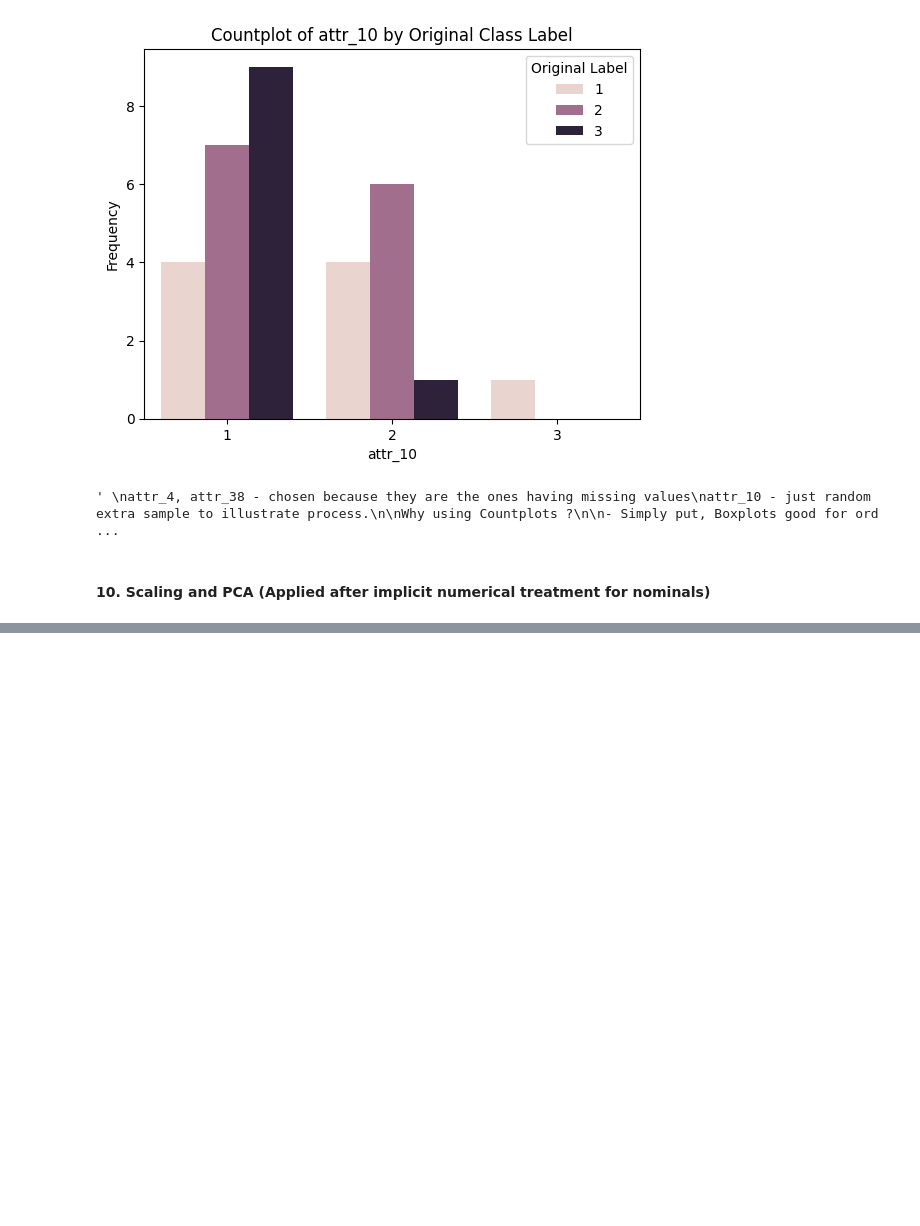
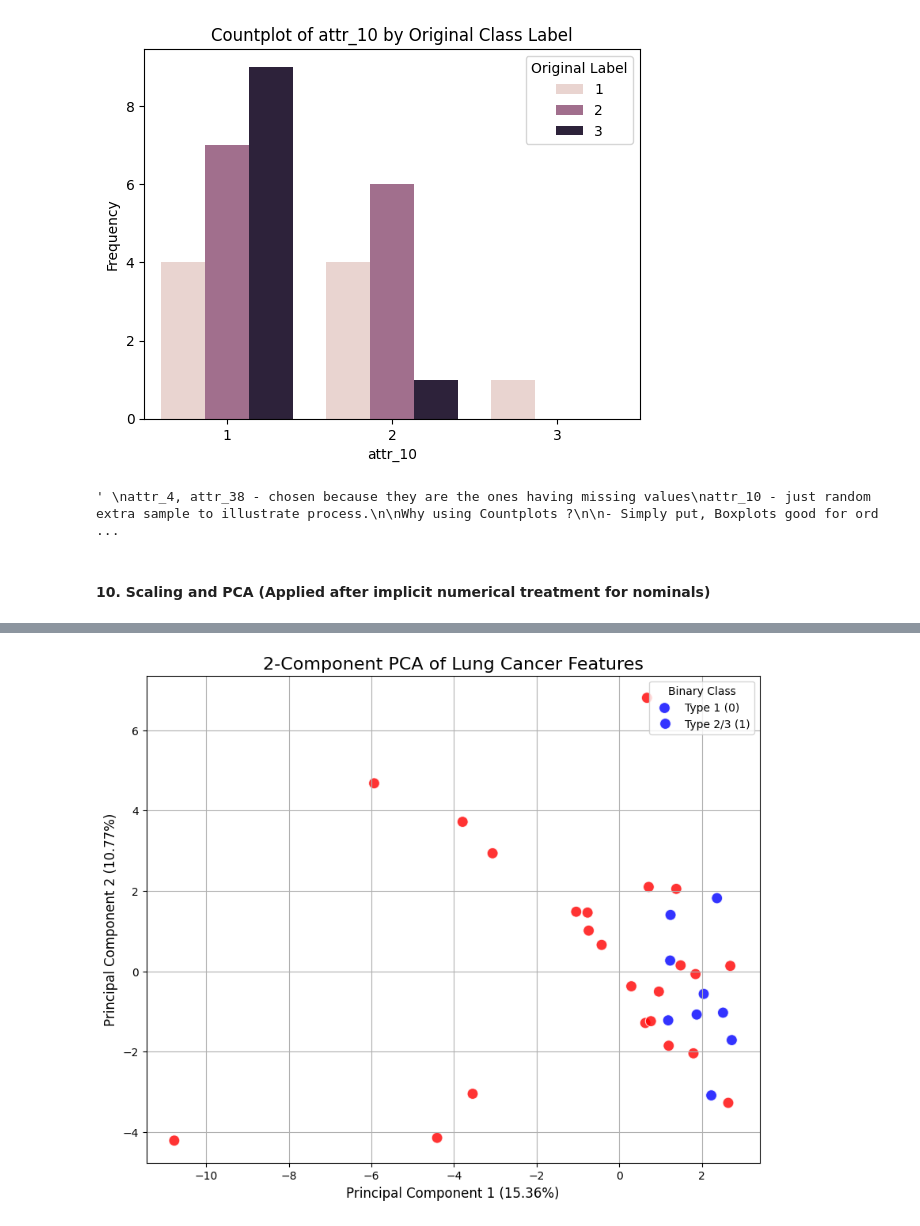
Before and after one commit to Liyzzy/quantum-svm-generalization-study, a Jupyter notebook: notebooks/eda/eda_lung_cancer.ipynb, the cells around one changed output, grey strips where cells are left out. Drawn from its saved outputs; the diff is of its cells as text; code cells hidden in the pictures; blank space fills up the shorter version.

```diff
--- a/notebooks/eda/eda_lung_cancer.ipynb
+++ b/notebooks/eda/eda_lung_cancer.ipynb
@@ -420,0 +406,24 @@ Total variance explained: 26.12%
+# %%
+# Visualize the PCA
+df_pca = pd.DataFrame(data=X_pca, columns=['PC1', 'PC2'])
+df_pca['label'] = y_binary
+
+plt.figure(figsize=(10, 8))
+sns.scatterplot(
+    x='PC1',
+    y='PC2',
+    hue='label',
+    data=df_pca,
+    palette={0: 'blue', 1: 'red'},
+    alpha=0.8,
+    s=100
+)
+
+plt.title('2-Component PCA of Lung Cancer Features', fontsize=16)
+plt.xlabel(f'Principal Component 1 ({explained_variance[0]:.2%})', fontsize=12)
+plt.ylabel(f'Principal Component 2 ({explained_variance[1]:.2%})', fontsize=12)
+plt.legend(title='Binary Class', labels=['Type 1 (0)', 'Type 2/3 (1)'])
+plt.grid(True)
+plt.show()
+# %% [output]
+[figure, added]
```
Also changed, not shown: parts of 16 cells of this notebook, 8 other files.
